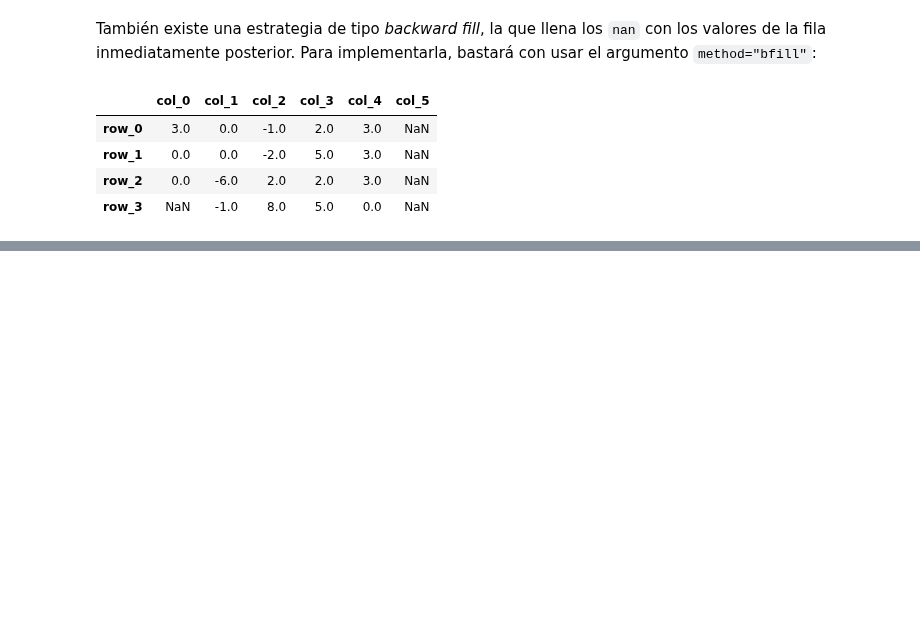
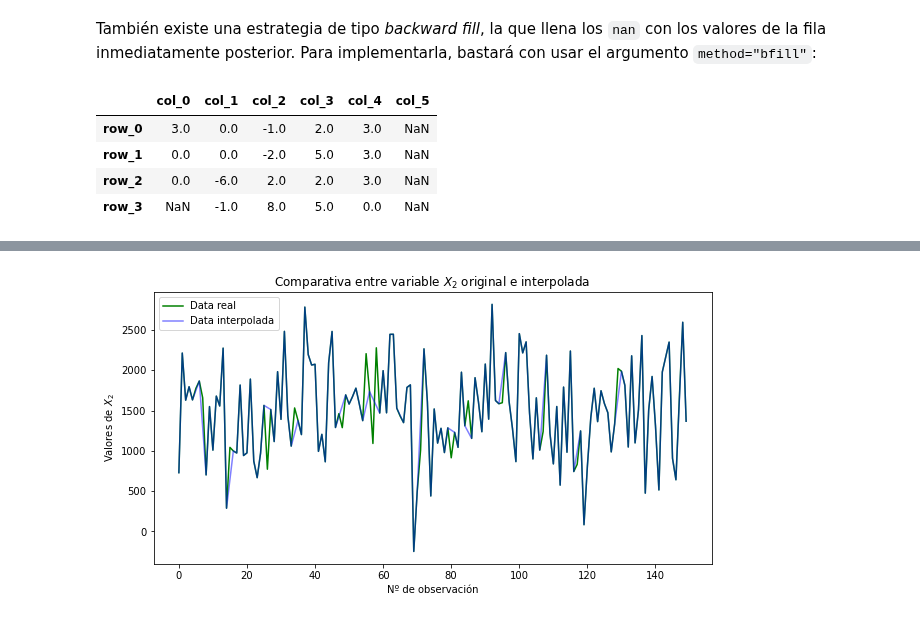
Before and after one commit to rquezadac/udd_data_analytics_lectures, a Jupyter notebook: seccion_02_pandas/clase_2_2.ipynb, the cells around one changed output, grey strips where cells are left out. Cells and saved outputs as stored; diff of their text form; code cells hidden in the pictures; blank space fills up the shorter version.

```diff
--- a/seccion_02_pandas/clase_2_2.ipynb
+++ b/seccion_02_pandas/clase_2_2.ipynb
@@ -1224,0 +1299,10 @@ La interpretación geométrica relativa a una interpolación del tipo lineal se
+# %%
+data["X_2"].plot(color="green")
+df_linear_interp["X_2"].plot(
+    figsize=(10, 5), xlabel="Nº de observación", ylabel=r"Valores de $X_2$",
+    title=r"Comparativa entre variable $X_2$ original e interpolada", color="blue",
+    alpha=0.5
+)
+plt.legend(["Data real", "Data interpolada"]);
+# %% [output]
+[figure, added]
```
Also changed, not shown: parts of 37 cells of this notebook.
